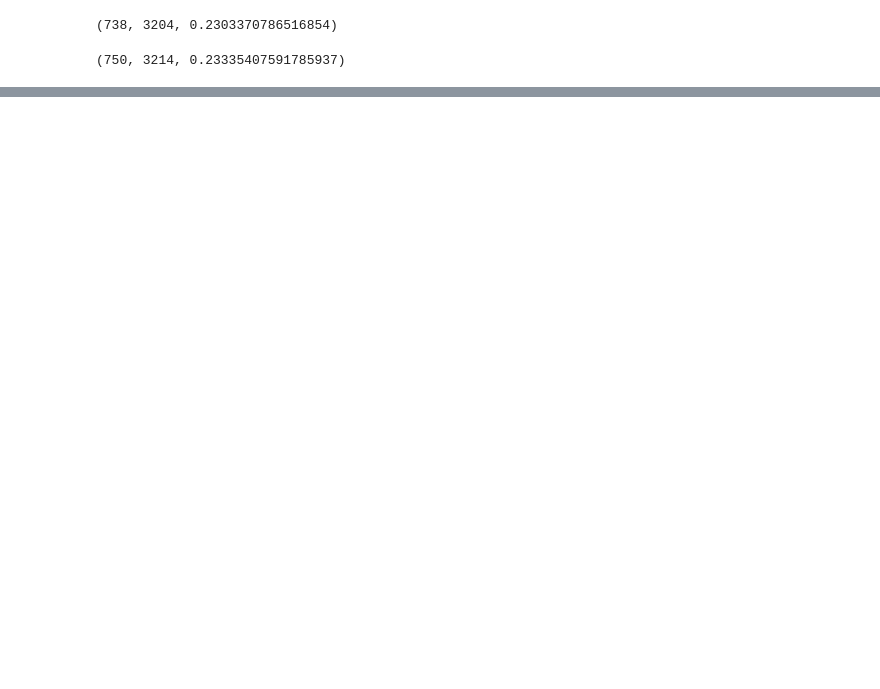
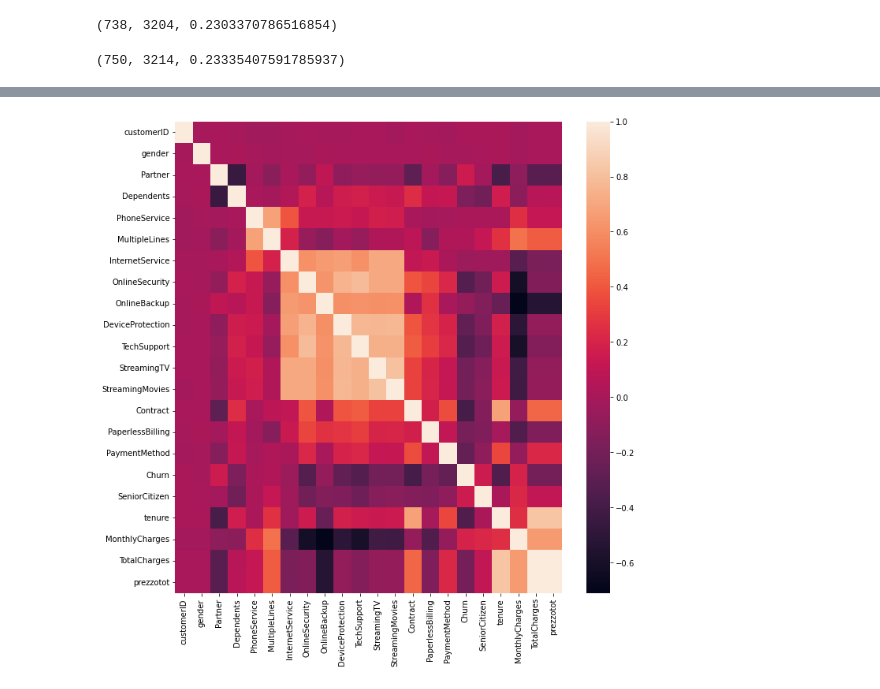
Before and after one commit to LucaCavioni/UFS-04_CHURN-Analisis, a Jupyter notebook: notebook/SD_Analisi.ipynb, the cells around one changed output, grey strips where cells are left out. Saved outputs shown, nothing was run; the diff lists cells and outputs as text; code cells hidden in the pictures; blank space fills up the shorter version.

```diff
--- a/notebook/SD_Analisi.ipynb
+++ b/notebook/SD_Analisi.ipynb
@@ -69,9 +70,10 @@ df.shape
 (7043, 22)
 # %%
 df=df.drop(df[df['TotalCharges'] == ' '].index)
+df['TotalCharges']=df['TotalCharges'].astype(float)
 # %%
 df.shape
 # %% [output]
 (7032, 22)
-# %%
-df['Churn'] = df['Churn'].factorize()[0]
+# %%
+object_columns = df.select_dtypes(include='object')
@@ -77,0 +96,3 @@ df['Churn'] = df['Churn'].factorize()[0]
+# %%
+object_columns=object_columns.apply(lambda x: x.factorize()[0])
+df_factorized=object_columns.join(df.select_dtypes(exclude='object'))
@@ -92,0 +134,11 @@ a1,b1,a1/b1
+# %%
+# plotting correlation heatmap
+plt.figure(figsize=(11,11))
+dataplot = sb.heatmap(df_factorized.corr())
+
+# displaying heatmap
+
+plt.savefig('..\img\correlation.jpg')
+plt.show()
+# %% [output]
+[figure, added]
```
Also changed, not shown: parts of 10 cells of this notebook, 5 other files.
